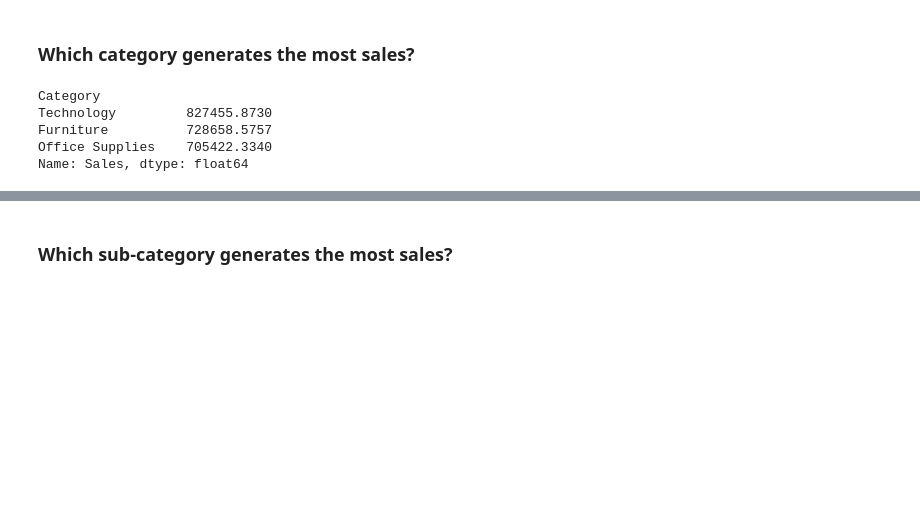
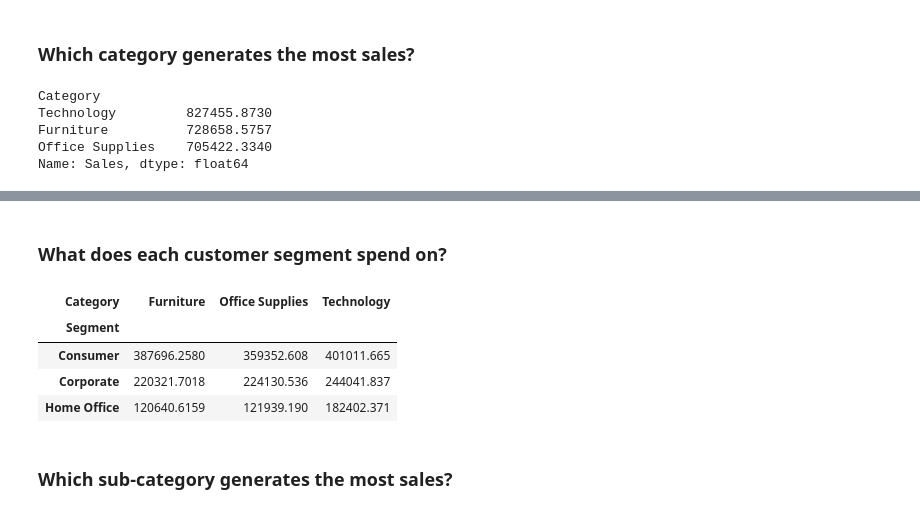
Before and after one commit to bonareri/data-science-class, a Jupyter notebook: 05-Python_for_Data_Science/06_Pandas_Data_Analysis.ipynb, the cells around one changed output, grey strips where cells are left out. Cells and saved outputs as stored; diff of their text form; code cells hidden in the pictures; blank space fills up the shorter version.

```diff
--- a/05-Python_for_Data_Science/06_Pandas_Data_Analysis.ipynb
+++ b/05-Python_for_Data_Science/06_Pandas_Data_Analysis.ipynb
@@ -760,3 +791,18 @@ Name: Sales, dtype: float64
+# %% [markdown]
+### What does each customer segment spend on?
+# %%
+df.pivot_table(
+    values='Sales',
+    index='Segment',
+    columns='Category',
+    aggfunc='sum'
+)
+# %% [output]
+| Category | Furniture | Office Supplies | Technology |
+| Segment |  |  |  |
+| Consumer | 387696.2580 | 359352.608 | 401011.665 |
+| Corporate | 220321.7018 | 224130.536 | 244041.837 |
+| Home Office | 120640.6159 | 121939.190 | 182402.371 |
 # %% [markdown]
 ### Which sub-category generates the most sales?
 # %%
```
Also changed, not shown: parts of 4 cells of this notebook.
